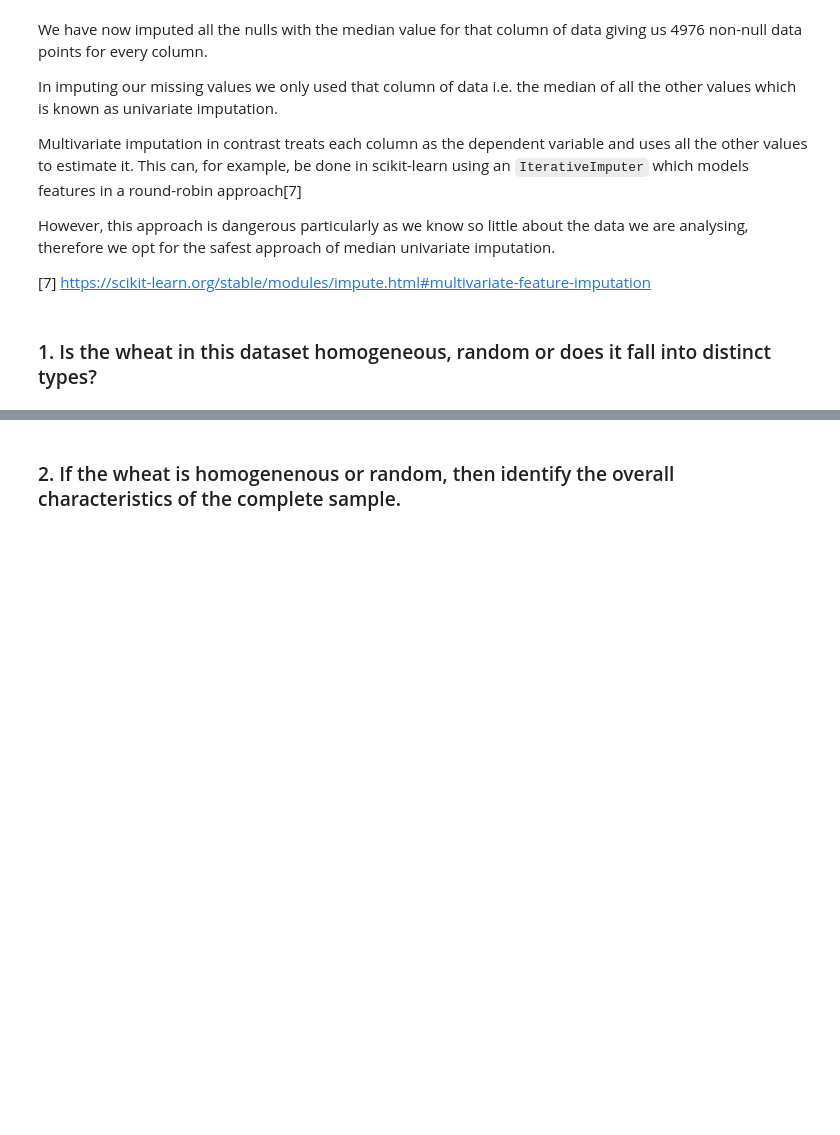
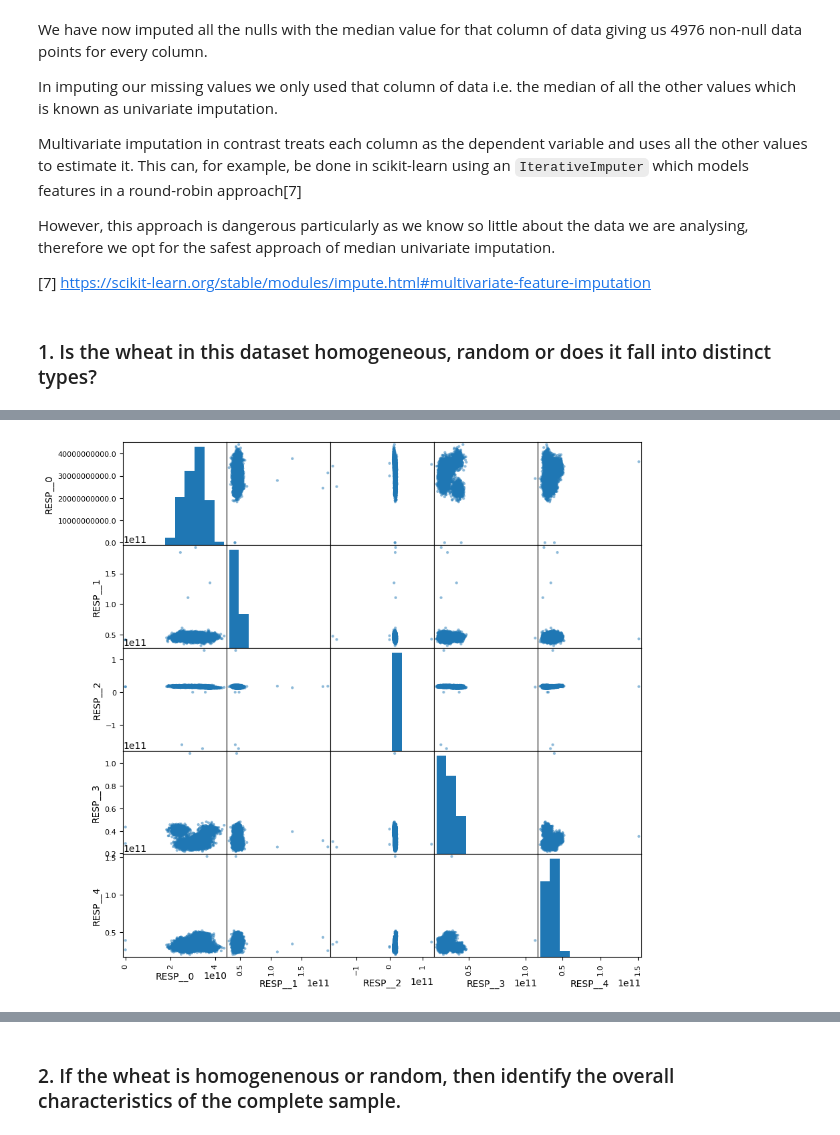
Before and after one commit to lao8n/oxford_classical_machine_learning, a Jupyter notebook: assignment/assignment.ipynb, the cells around one changed output, grey strips where cells are left out. Cells and saved outputs as stored; diff of their text form; code cells hidden in the pictures; blank space fills up the shorter version.

```diff
--- a/assignment/assignment.ipynb
+++ b/assignment/assignment.ipynb
@@ -387,0 +408,7 @@ KeyboardInterrupt:
+# %%
+responses = ['RESP__0', 'RESP__1', 'RESP__2', 'RESP__3', 'RESP__4']
+pd.plotting.scatter_matrix(df_impute[responses], figsize=(10, 10), diagonal='hist')
+plt.tight_layout
+plt.show()
+# %% [output]
+[figure, added]
```
Also changed, not shown: parts of 5 cells of this notebook.
